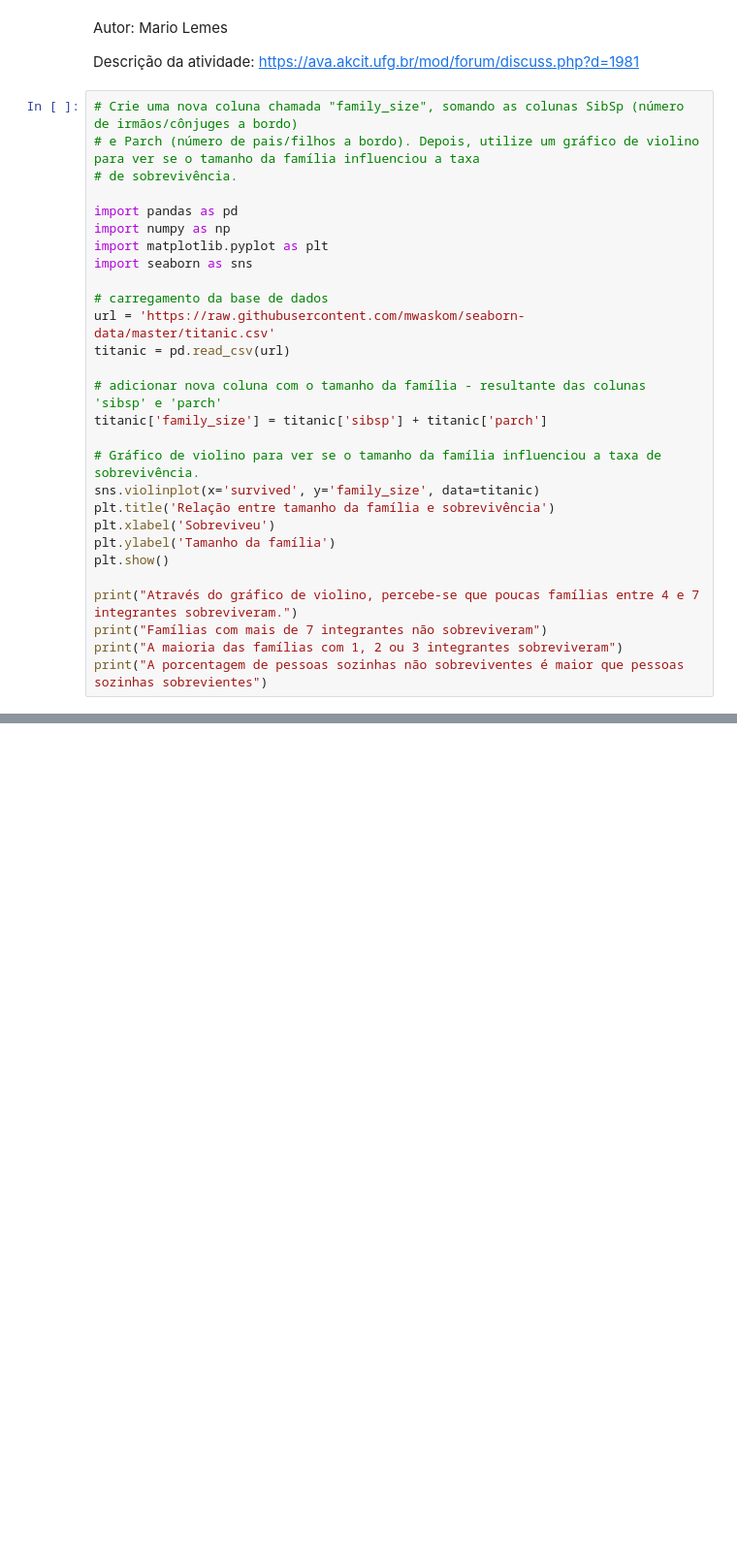
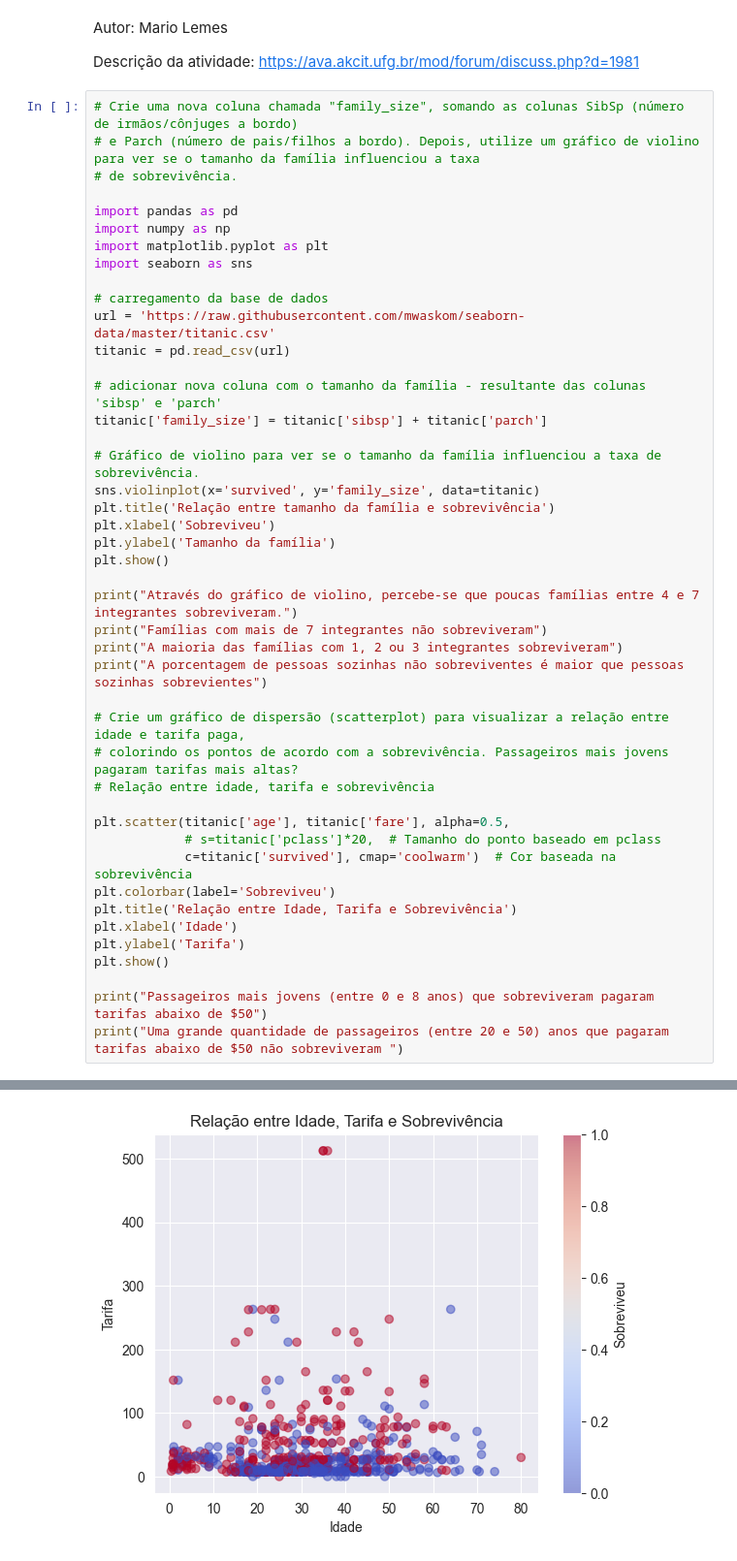
Before and after one commit to mariotlemes/pos-NLP, a Jupyter notebook: src/M3-forum-estudo-caso-titanic/estudo_caso_titanic.ipynb, the cells around one changed output, grey strips where cells are left out. Shown at 97% size. Drawn from its saved outputs; the diff is of its cells as text; blank space fills up the shorter version.

```diff
--- a/src/M3-forum-estudo-caso-titanic/estudo_caso_titanic.ipynb
+++ b/src/M3-forum-estudo-caso-titanic/estudo_caso_titanic.ipynb
@@ -9,30 +9,47 @@ Descrição da atividade: https://ava.akcit.ufg.br/mod/forum/discuss.php?d=1981
 
 import pandas as pd
 import numpy as np
 import matplotlib.pyplot as plt
 import seaborn as sns
 
 # carregamento da base de dados
 url = 'https://raw.githubusercontent.com/mwaskom/seaborn-data/master/titanic.csv'
 titanic = pd.read_csv(url)
 
 # adicionar nova coluna com o tamanho da família - resultante das colunas 'sibsp' e 'parch'
 titanic['family_size'] = titanic['sibsp'] + titanic['parch']
 
 # Gráfico de violino para ver se o tamanho da família influenciou a taxa de sobrevivência.
 sns.violinplot(x='survived', y='family_size', data=titanic)
 plt.title('Relação entre tamanho da família e sobrevivência')
 plt.xlabel('Sobreviveu')
 plt.ylabel('Tamanho da família')
 plt.show()
 
 print("Através do gráfico de violino, percebe-se que poucas famílias entre 4 e 7 integrantes sobreviveram.")
 print("Famílias com mais de 7 integrantes não sobreviveram")
 print("A maioria das famílias com 1, 2 ou 3 integrantes sobreviveram")
 print("A porcentagem de pessoas sozinhas não sobreviventes é maior que pessoas sozinhas sobrevientes")
+
+# Crie um gráfico de dispersão (scatterplot) para visualizar a relação entre idade e tarifa paga,
+# colorindo os pontos de acordo com a sobrevivência. Passageiros mais jovens pagaram tarifas mais altas?
+# Relação entre idade, tarifa e sobrevivência
+
+plt.scatter(titanic['age'], titanic['fare'], alpha=0.5,
+            # s=titanic['pclass']*20,  # Tamanho do ponto baseado em pclass
+            c=titanic['survived'], cmap='coolwarm')  # Cor baseada na sobrevivência
+plt.colorbar(label='Sobreviveu')
+plt.title('Relação entre Idade, Tarifa e Sobrevivência')
+plt.xlabel('Idade')
+plt.ylabel('Tarifa')
+plt.show()
+
+print("Passageiros mais jovens (entre 0 e 8 anos) que sobreviveram pagaram tarifas abaixo de $50")
+print("Uma grande quantidade de passageiros (entre 20 e 50) anos que pagaram tarifas abaixo de $50 não sobreviveram ")
 # %% [output]
 [figure]
 Através do gráfico de violino, percebe-se que poucas famílias entre 4 e 7 integrantes sobreviveram.
 Famílias com mais de 7 integrantes não sobreviveram
 A maioria das famílias com 1, 2 ou 3 integrantes sobreviveram
 A porcentagem de pessoas sozinhas não sobreviventes é maior que pessoas sozinhas sobrevientes
+[figure, added]
```
Also changed, not shown: parts of 1 cell of this notebook.
